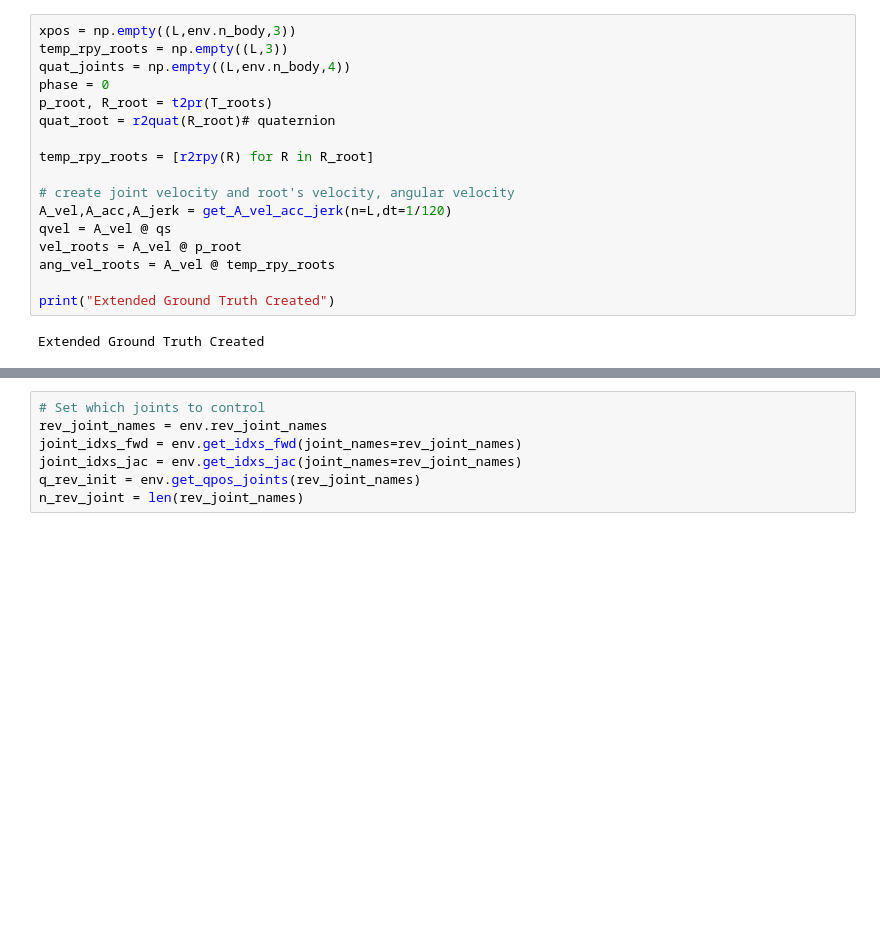
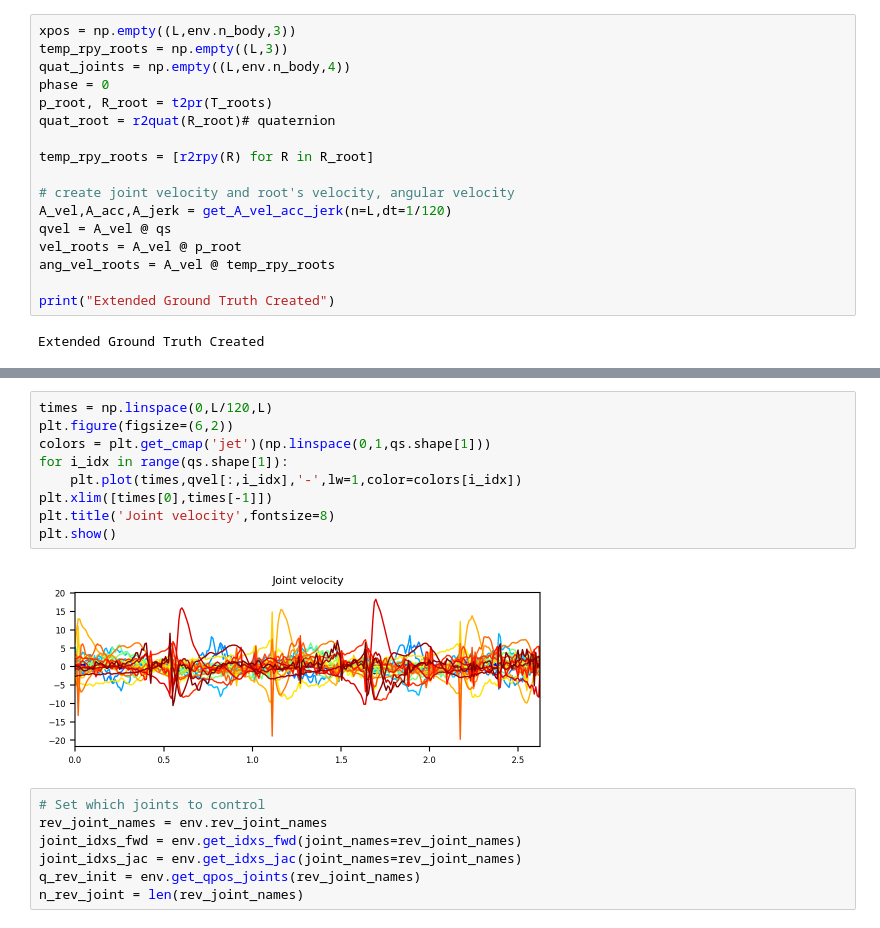
Before and after one commit to y0-0n/mujoco-motion, a Jupyter notebook: code/demo_smplrig_02_recon.ipynb, the cells around one changed output, grey strips where cells are left out. Drawn from its saved outputs; the diff is of its cells as text; blank space fills up the shorter version.

```diff
--- a/code/demo_smplrig_02_recon.ipynb
+++ b/code/demo_smplrig_02_recon.ipynb
@@ -111,3 +116,14 @@ plt.show()
+# %%
+times = np.linspace(0,L/120,L)
+plt.figure(figsize=(6,2))
+colors = plt.get_cmap('jet')(np.linspace(0,1,qs.shape[1]))
+for i_idx in range(qs.shape[1]):
+    plt.plot(times,qvel[:,i_idx],'-',lw=1,color=colors[i_idx])
+plt.xlim([times[0],times[-1]])
+plt.title('Joint velocity',fontsize=8)
+plt.show()
+# %% [output]
+[figure, added]
 # %%
 # Set which joints to control
 rev_joint_names = env.rev_joint_names
```
Also changed, not shown: parts of 8 cells of this notebook, 52 other files.
